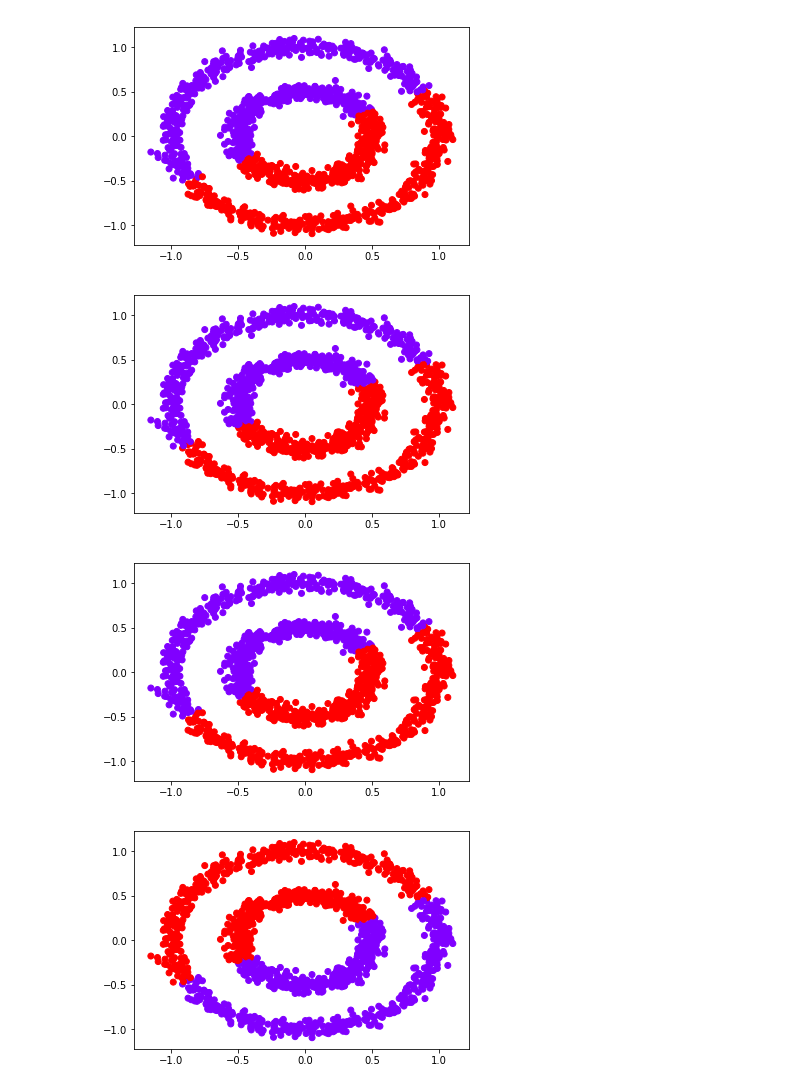
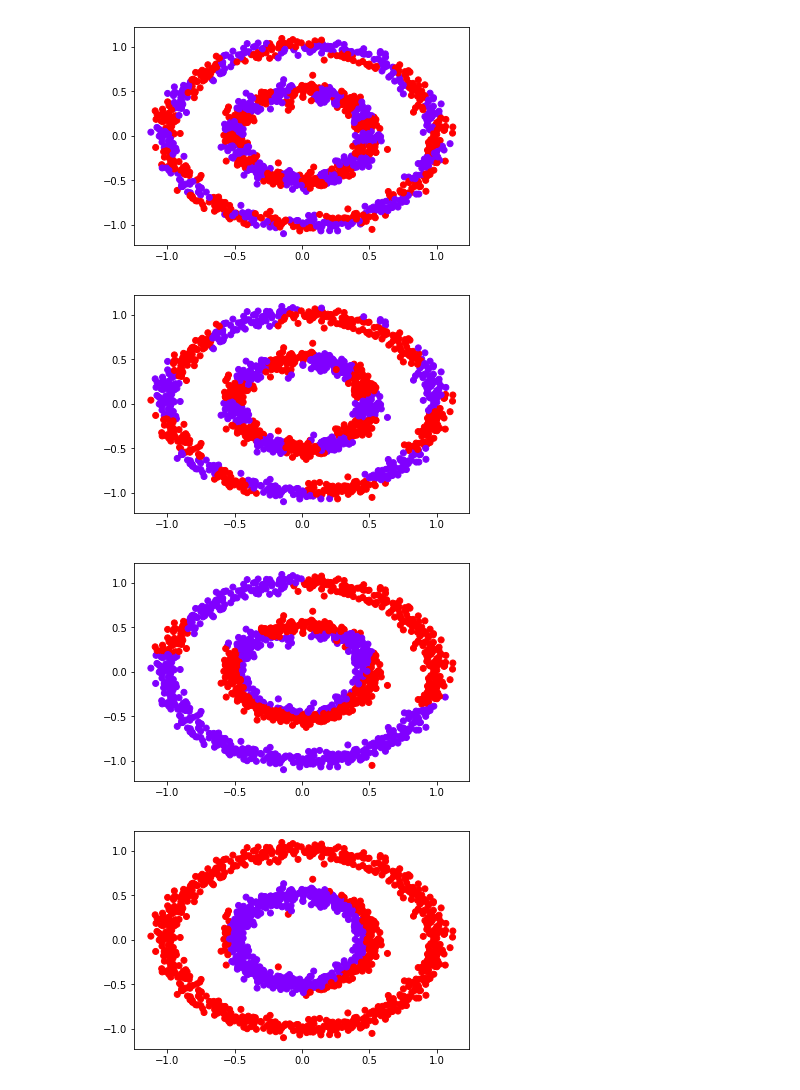
Before and after one commit to likarajo/PCA_Spectral_Clustering, a Jupyter notebook: sc.ipynb, the cells around one changed output. Cells and saved outputs as stored; diff of their text form; code cells hidden in the pictures.

```diff
--- a/sc.ipynb
+++ b/sc.ipynb
@@ -13,15 +14,39 @@ warnings.filterwarnings('ignore')
 # %%
 # Generate a noisy, synthetic data set
 x, y = datasets.make_circles(n_samples=1500, factor=.5, noise=.05)
+# %%
+def similarity_matrix(x, gamma):
+    n = len(x)
+    A = np.zeros((n, n))
+    for i in range(n):
+        for j in range(i+1):
+            if i == j:
+                A[i, j] = 1
+            else:
+                dist = np.linalg.norm(x[i]-x[j])
+                k = (-1 / (2 * (gamma**2))) * (dist**2)
+                A[i, j] = math.exp(k)
+                A[j, i] = math.exp(k)
+    return A
+# %%
+def laplacian_matrix(A):
+    n = len(A)
+    D = np.zeros((n, n))
+    for i in range(n):
+        _sum = 0
+        for j in range(n):
+            _sum = _sum + A[i, j]
+        D[i, i] = _sum
+    L = D - A
+    return L
 # %%
-def spectral_clustering(x, k, g=None):
-    A = squareform(pdist(x, metric='euclidean'))
-    D = np.diag(np.array(A.sum(axis=1)).ravel())
-    L = D - A
+def spectral_clustering(x, k, gamma=1):
+    A = similarity_matrix(x, gamma)
+    L = laplacian_matrix(A)
     eigval, eigvec = linalg.eigs(L, k)
     V = eigvec.real
     V_norm = norm(V, axis=1, ord=2)
     Y = (V.T / V_norm).T
-    kmeans = KMeans(n_clusters=k, random_state=g)
+    kmeans = KMeans(n_clusters=k)
     return kmeans.fit(Y).labels_
 # %%
@@ -32,9 +58,10 @@ plt.scatter(x[:,0],x[:,1], c=KMeans(n_clusters=2).fit(x).labels_, cmap='rainbow'
 # %%
-for i in range(5):
+gamma = np.arange(0.40, 0.51, 0.01)
+for i in gamma:
     plt.figure()
     plt.scatter(x[:,0],x[:,1], c=spectral_clustering(x,2,i), cmap='rainbow')
 # %% [output]
-[figure, old version]
+[figure, new version]
-[figure, old version]
+[figure, new version]
-[figure, old version]
+[figure, new version]
-[figure, old version]
+[figure, new version]
```
Also changed, not shown: parts of 7 cells of this notebook, 1 other file.
